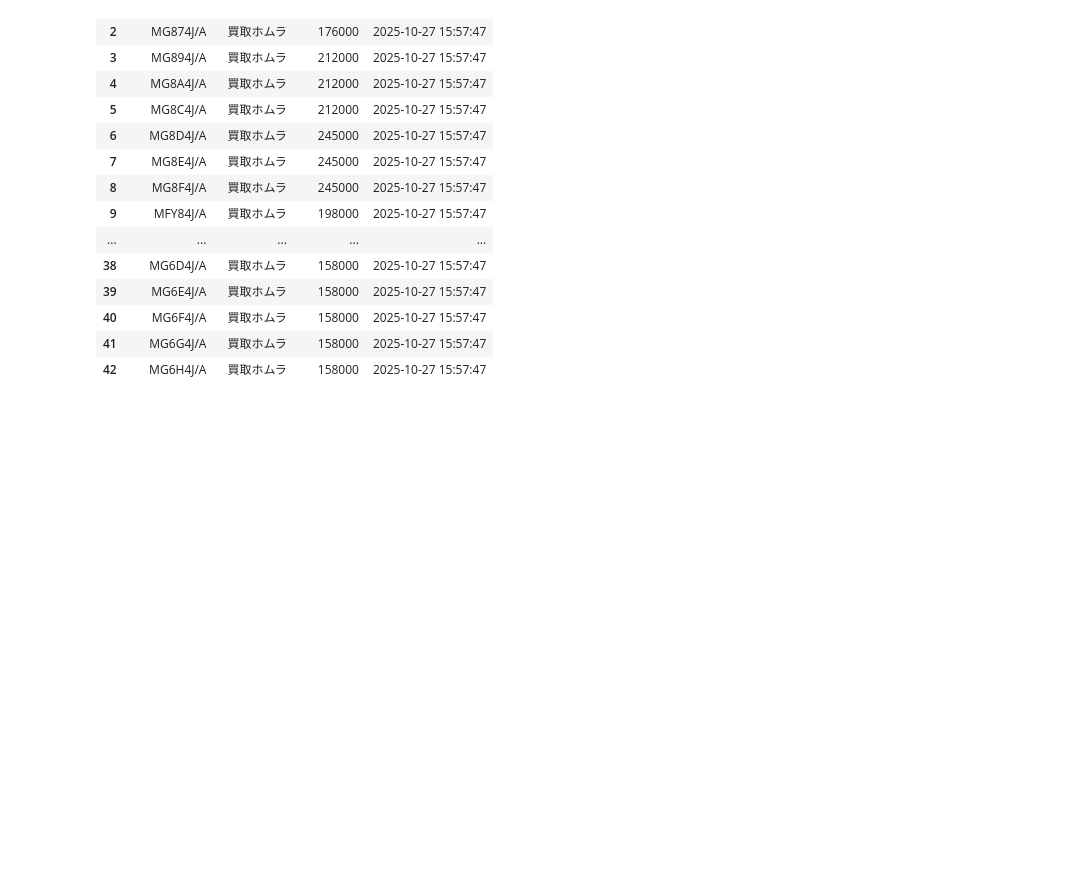
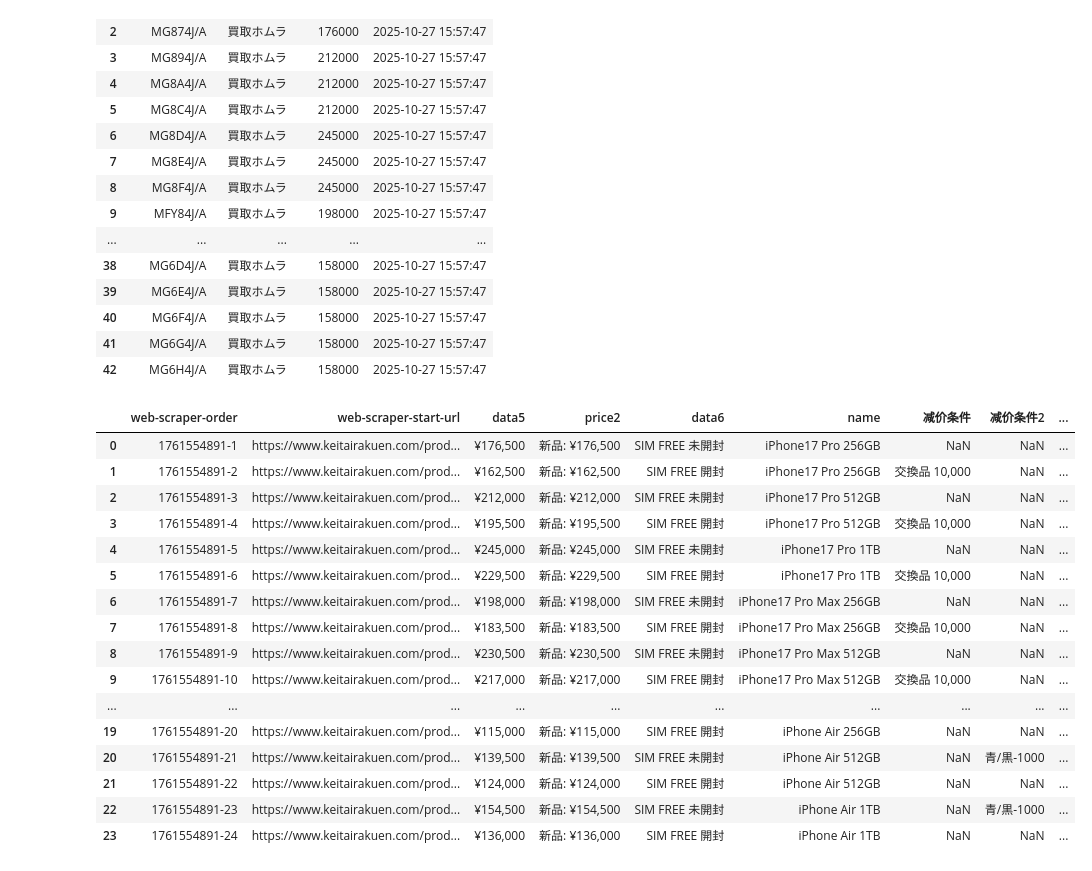
Before and after one commit to zhujiansamuel/YamagotiProjects, a Jupyter notebook: 清洗器验证.ipynb, the cells around one changed output. Drawn from its saved outputs; the diff is of its cells as text; code cells hidden in the pictures; blank space fills up the shorter version.

```diff
--- a/清洗器验证.ipynb
+++ b/清洗器验证.ipynb
@@ -502,0 +933,22 @@ DEBUG: 完成 clean_shop7, 产出行数: 43
+# %%
+
+df_14 = pd.read_csv("/Users/syu/PycharmProjects/YamagotiProjects/shop14 (1).csv")
+df_14
+# %% [output]
+|  | web-scraper-order | web-scraper-start-url | data5 | price2 | data6 | name | 减价条件 | 减价条件2 | ... |
+| 0 | 1761554891-1 | https://www.keitairakuen.com/prod... | ¥176,500 | 新品: ¥176,500 | SIM FREE 未開封 | iPhone17 Pro 256GB | NaN | NaN | ... |
+| 1 | 1761554891-2 | https://www.keitairakuen.com/prod... | ¥162,500 | 新品: ¥162,500 | SIM FREE 開封 | iPhone17 Pro 256GB | 交換品 10,000 | NaN | ... |
+| 2 | 1761554891-3 | https://www.keitairakuen.com/prod... | ¥212,000 | 新品: ¥212,000 | SIM FREE 未開封 | iPhone17 Pro 512GB | NaN | NaN | ... |
+| 3 | 1761554891-4 | https://www.keitairakuen.com/prod... | ¥195,500 | 新品: ¥195,500 | SIM FREE 開封 | iPhone17 Pro 512GB | 交換品 10,000 | NaN | ... |
+| 4 | 1761554891-5 | https://www.keitairakuen.com/prod... | ¥245,000 | 新品: ¥245,000 | SIM FREE 未開封 | iPhone17 Pro 1TB | NaN | NaN | ... |
+| 5 | 1761554891-6 | https://www.keitairakuen.com/prod... | ¥229,500 | 新品: ¥229,500 | SIM FREE 開封 | iPhone17 Pro 1TB | 交換品 10,000 | NaN | ... |
+| 6 | 1761554891-7 | https://www.keitairakuen.com/prod... | ¥198,000 | 新品: ¥198,000 | SIM FREE 未開封 | iPhone17 Pro Max 256GB | NaN | NaN | ... |
+| 7 | 1761554891-8 | https://www.keitairakuen.com/prod... | ¥183,500 | 新品: ¥183,500 | SIM FREE 開封 | iPhone17 Pro Max 256GB | 交換品 10,000 | NaN | ... |
+| 8 | 1761554891-9 | https://www.keitairakuen.com/prod... | ¥230,500 | 新品: ¥230,500 | SIM FREE 未開封 | iPhone17 Pro Max 512GB | NaN | NaN | ... |
+| 9 | 1761554891-10 | https://www.keitairakuen.com/prod... | ¥217,000 | 新品: ¥217,000 | SIM FREE 開封 | iPhone17 Pro Max 512GB | 交換品 10,000 | NaN | ... |
+| ... | ... | ... | ... | ... | ... | ... | ... | ... | ... |
+| 19 | 1761554891-20 | https://www.keitairakuen.com/prod... | ¥115,000 | 新品: ¥115,000 | SIM FREE 開封 | iPhone Air 256GB | NaN | NaN | ... |
+| 20 | 1761554891-21 | https://www.keitairakuen.com/prod... | ¥139,500 | 新品: ¥139,500 | SIM FREE 未開封 | iPhone Air 512GB | NaN | 青/黒-1000 | ... |
+| 21 | 1761554891-22 | https://www.keitairakuen.com/prod... | ¥124,000 | 新品: ¥124,000 | SIM FREE 開封 | iPhone Air 512GB | NaN | NaN | ... |
+| 22 | 1761554891-23 | https://www.keitairakuen.com/prod... | ¥154,500 | 新品: ¥154,500 | SIM FREE 未開封 | iPhone Air 1TB | NaN | 青/黒-1000 | ... |
+| 23 | 1761554891-24 | https://www.keitairakuen.com/prod... | ¥136,000 | 新品: ¥136,000 | SIM FREE 開封 | iPhone Air 1TB | NaN | NaN | ... |
```
Also changed, not shown: parts of 2 cells of this notebook, 1 other file.
